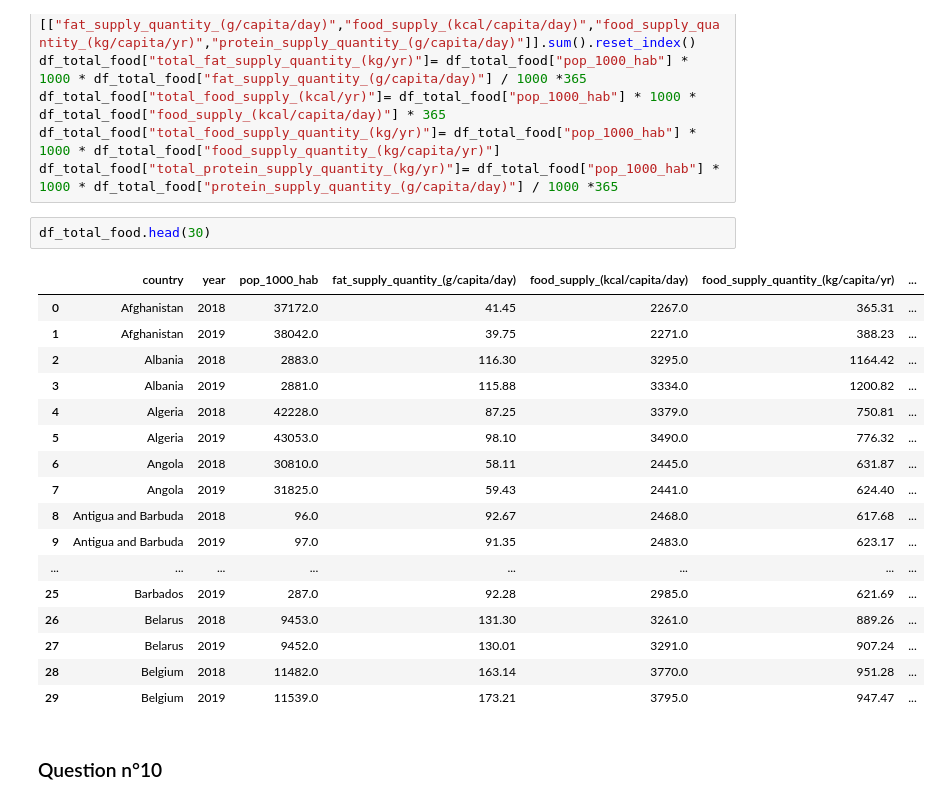
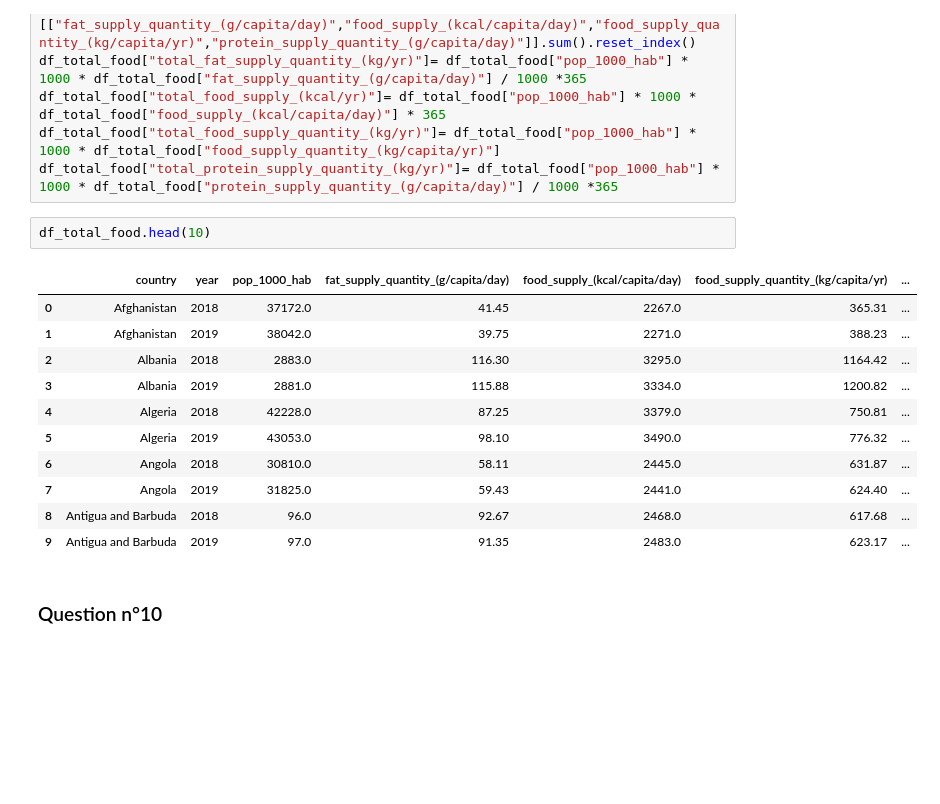
Before and after one commit to StevenDelval/PremierPasPandas, a Jupyter notebook: PremierPasPandas.ipynb, the cells around one changed output. Cells and saved outputs as stored; diff of their text form; blank space fills up the shorter version.

```diff
--- a/PremierPasPandas.ipynb
+++ b/PremierPasPandas.ipynb
@@ -606,25 +604,19 @@ df_total_food["total_food_supply_(kcal/yr)"]= df_total_food["pop_1000_hab"] * 10
 df_total_food["total_food_supply_quantity_(kg/yr)"]= df_total_food["pop_1000_hab"] * 1000 * df_total_food["food_supply_quantity_(kg/capita/yr)"]
 df_total_food["total_protein_supply_quantity_(kg/yr)"]= df_total_food["pop_1000_hab"] * 1000 * df_total_food["protein_supply_quantity_(g/capita/day)"] / 1000 *365
 # %%
-df_total_food.head(30)
+df_total_food.head(10)
 # %% [output]
 |  | country | year | pop_1000_hab | fat_supply_quantity_(g/capita/day) | food_supply_(kcal/capita/day) | food_supply_quantity_(kg/capita/yr) | ... |
 | 0 | Afghanistan | 2018 | 37172.0 | 41.45 | 2267.0 | 365.31 | ... |
 | 1 | Afghanistan | 2019 | 38042.0 | 39.75 | 2271.0 | 388.23 | ... |
 | 2 | Albania | 2018 | 2883.0 | 116.30 | 3295.0 | 1164.42 | ... |
 | 3 | Albania | 2019 | 2881.0 | 115.88 | 3334.0 | 1200.82 | ... |
 | 4 | Algeria | 2018 | 42228.0 | 87.25 | 3379.0 | 750.81 | ... |
 | 5 | Algeria | 2019 | 43053.0 | 98.10 | 3490.0 | 776.32 | ... |
 | 6 | Angola | 2018 | 30810.0 | 58.11 | 2445.0 | 631.87 | ... |
 | 7 | Angola | 2019 | 31825.0 | 59.43 | 2441.0 | 624.40 | ... |
 | 8 | Antigua and Barbuda | 2018 | 96.0 | 92.67 | 2468.0 | 617.68 | ... |
 | 9 | Antigua and Barbuda | 2019 | 97.0 | 91.35 | 2483.0 | 623.17 | ... |
-| ... | ... | ... | ... | ... | ... | ... | ... |
-| 25 | Barbados | 2019 | 287.0 | 92.28 | 2985.0 | 621.69 | ... |
-| 26 | Belarus | 2018 | 9453.0 | 131.30 | 3261.0 | 889.26 | ... |
-| 27 | Belarus | 2019 | 9452.0 | 130.01 | 3291.0 | 907.24 | ... |
-| 28 | Belgium | 2018 | 11482.0 | 163.14 | 3770.0 | 951.28 | ... |
-| 29 | Belgium | 2019 | 11539.0 | 173.21 | 3795.0 | 947.47 | ... |
 # %% [markdown]
 ### Question n°10
 # %%
```
Also changed, not shown: parts of 5 cells of this notebook.
